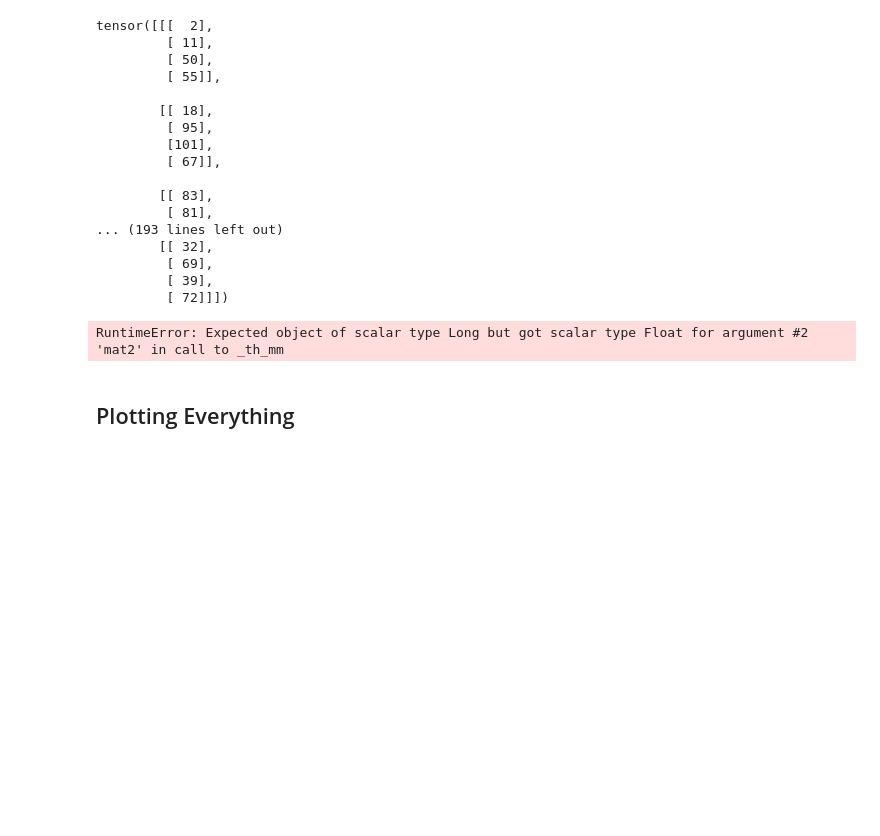
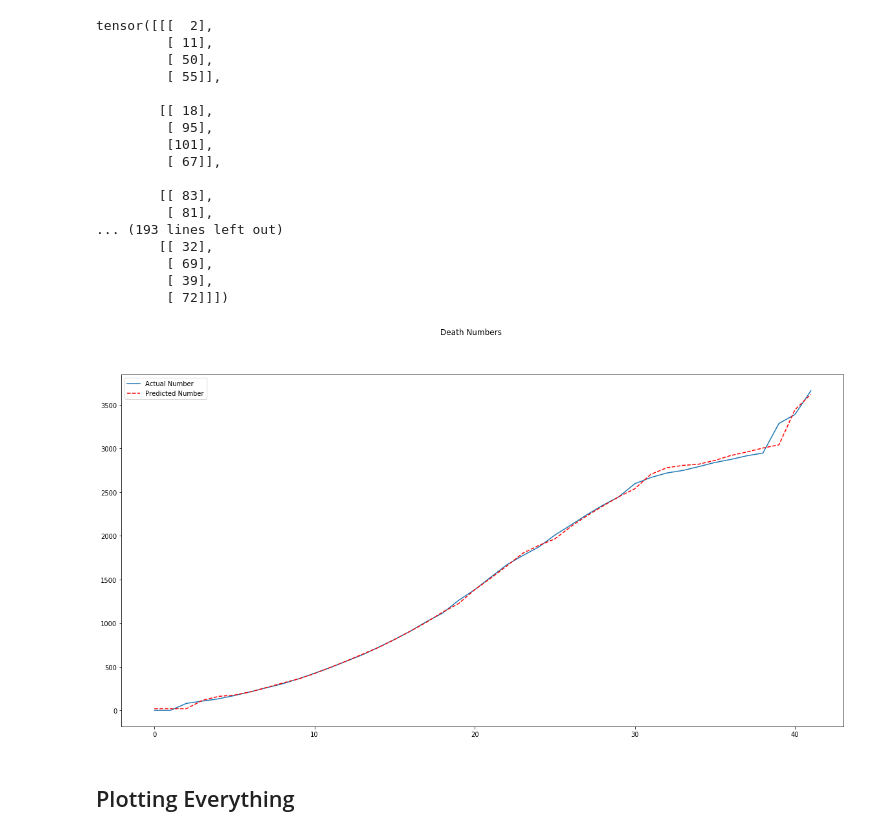
Before and after one commit to asrjy/covid-lstm, a Jupyter notebook: main.ipynb, the cells around one changed output. Drawn from its saved outputs; the diff is of its cells as text; code cells hidden in the pictures; blank space fills up the shorter version.

Commit message:
LSTM Module

```diff
--- a/main.ipynb
+++ b/main.ipynb
@@ -482,22 +482,22 @@ tensor([[[  2],
          [ 72]]])
 # %%
 lstm.eval()
-train_predict_dea = lstm(dea_pred_sample)
+train_predict_dea = lstm(dataX_dea)
 
 data_predict_dea = train_predict_dea.data.numpy()
 dataY_plot_dea = dataY_dea.data.numpy()
 
 data_predict_dea = sc.inverse_transform(data_predict_dea)
 dataY_plot_dea = sc.inverse_transform(dataY_plot_dea)
 
 plt.figure(figsize=(20,10))
 plt.plot(dataY_plot_dea)
 plt.plot(data_predict_dea, 'r--')
 plt.suptitle('Death Numbers')
 plt.legend(['Actual Number', 'Predicted Number'], loc='upper left')
 plt.show()
 # %% [output]
-RuntimeError: Expected object of scalar type Long but got scalar type Float for argument #2 'mat2' in call to _th_mm
+[figure, added]
 # %% [markdown]
 ## Plotting Everything
 # %%
```
Also changed, not shown: 2 other files.
